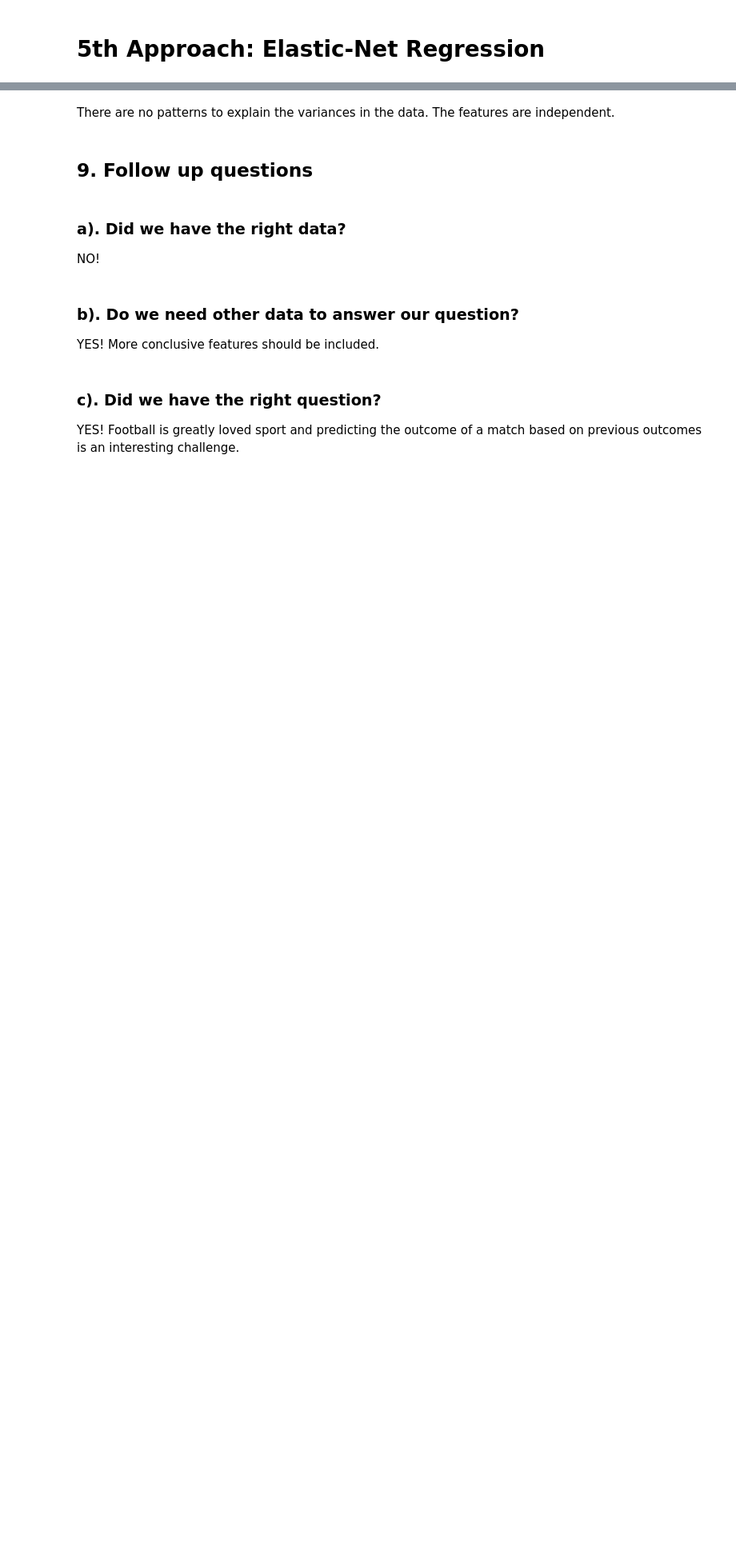
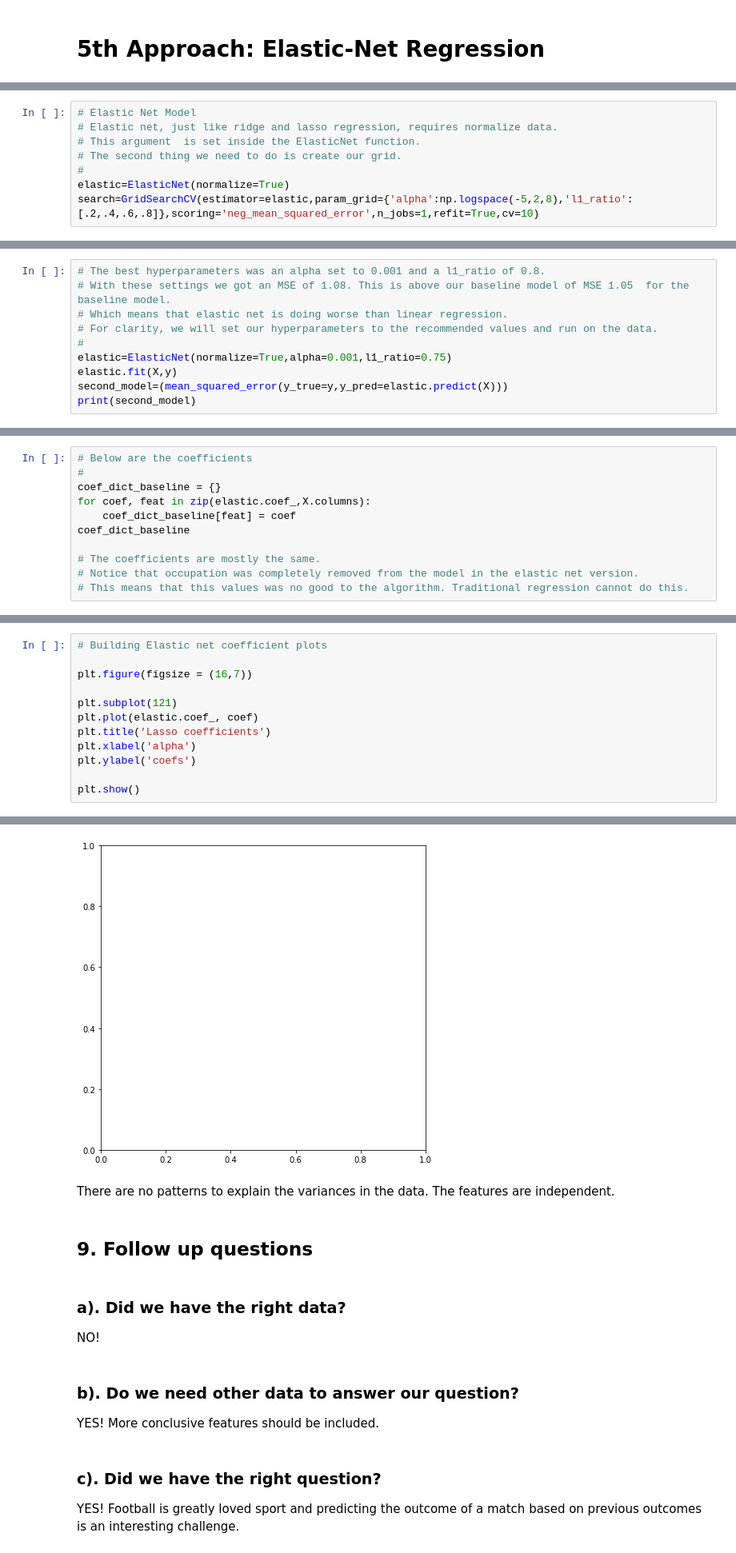
Before and after one commit to vivianusdjpy/Supervised-Learning-with-Various-Regression-Techniques, a Jupyter notebook: Supervised_Learning_using_various_Regression_Techniques.ipynb, the cells around one changed output, grey strips where cells are left out. Shown: that part at 80% size. Saved outputs shown, nothing was run; the diff lists cells and outputs as text; blank space fills up the shorter version.

```diff
--- a/Supervised_Learning_using_various_Regression_Techniques.ipynb
+++ b/Supervised_Learning_using_various_Regression_Techniques.ipynb
@@ -651,0 +955,8 @@ the variances are homogeneous!
+# %%
+# Elastic Net Model
+# Elastic net, just like ridge and lasso regression, requires normalize data.
+# This argument  is set inside the ElasticNet function.
+# The second thing we need to do is create our grid.
+#
+elastic=ElasticNet(normalize=True)
+search=GridSearchCV(estimator=elastic,param_grid={'alpha':np.logspace(-5,2,8),'l1_ratio':[.2,.4,.6,.8]},scoring='neg_mean_squared_error',n_jobs=1,refit=True,cv=10)
@@ -651,0 +969,10 @@ the variances are homogeneous!
+# %%
+# The best hyperparameters was an alpha set to 0.001 and a l1_ratio of 0.8.
+# With these settings we got an MSE of 1.08. This is above our baseline model of MSE 1.05  for the baseline model.
+# Which means that elastic net is doing worse than linear regression.
+# For clarity, we will set our hyperparameters to the recommended values and run on the data.
+#
+elastic=ElasticNet(normalize=True,alpha=0.001,l1_ratio=0.75)
+elastic.fit(X,y)
+second_model=(mean_squared_error(y_true=y,y_pred=elastic.predict(X)))
+print(second_model)
@@ -651,0 +981,11 @@ the variances are homogeneous!
+# %%
+# Below are the coefficients
+#
+coef_dict_baseline = {}
+for coef, feat in zip(elastic.coef_,X.columns):
+    coef_dict_baseline[feat] = coef
+coef_dict_baseline
+
+# The coefficients are mostly the same.
+# Notice that occupation was completely removed from the model in the elastic net version.
+# This means that this values was no good to the algorithm. Traditional regression cannot do this.
@@ -651,0 +1004,13 @@ the variances are homogeneous!
+# %%
+# Building Elastic net coefficient plots
+
+plt.figure(figsize = (16,7))
+
+plt.subplot(121)
+plt.plot(elastic.coef_, coef)
+plt.title('Lasso coefficients')
+plt.xlabel('alpha')
+plt.ylabel('coefs')
+
+plt.show()
+# %% [output]
@@ -652,3 +1018,4 @@ the variances are homogeneous!
+[figure, added]
 # %% [markdown]
 There are no patterns to explain the variances in the data.
 The features are independent.
```
Also changed, not shown: parts of 32 cells of this notebook.
